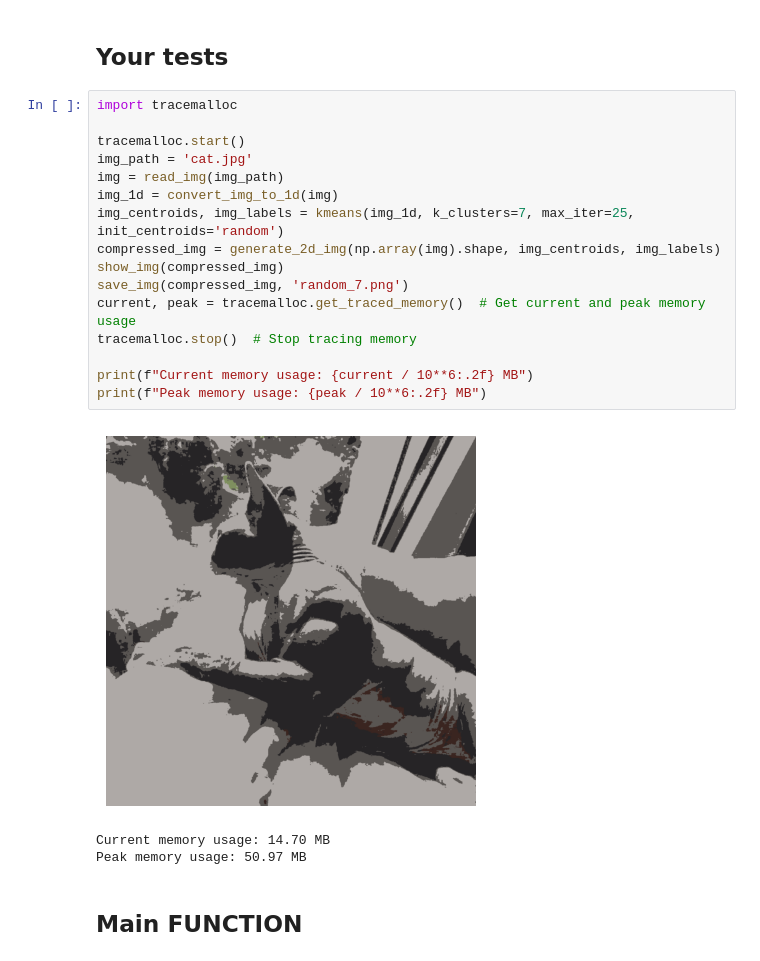
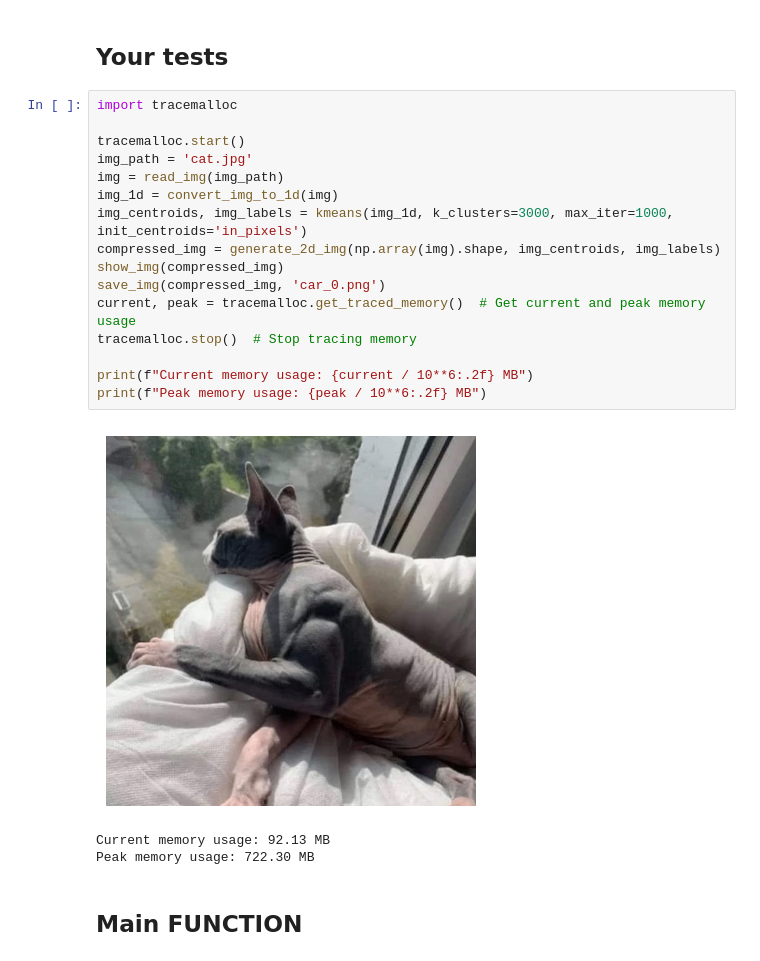
Before and after one commit to NTT1906/applied_math_lab_2, a Jupyter notebook: 23127255.ipynb, the cells around one changed output. Cells and saved outputs as stored; diff of their text form.

```diff
--- a/23127255.ipynb
+++ b/23127255.ipynb
@@ -203,23 +202,23 @@ def count_color(img: Image) -> int:
 # %%
 import tracemalloc
 
 tracemalloc.start()
 img_path = 'cat.jpg'
 img = read_img(img_path)
 img_1d = convert_img_to_1d(img)
-img_centroids, img_labels = kmeans(img_1d, k_clusters=7, max_iter=25, init_centroids='random')
+img_centroids, img_labels = kmeans(img_1d, k_clusters=3000, max_iter=1000, init_centroids='in_pixels')
 compressed_img = generate_2d_img(np.array(img).shape, img_centroids, img_labels)
 show_img(compressed_img)
-save_img(compressed_img, 'random_7.png')
+save_img(compressed_img, 'car_0.png')
 current, peak = tracemalloc.get_traced_memory()  # Get current and peak memory usage
 tracemalloc.stop()  # Stop tracing memory
 
 print(f"Current memory usage: {current / 10**6:.2f} MB")
 print(f"Peak memory usage: {peak / 10**6:.2f} MB")
 # %% [output]
-[figure, old version]
+[figure, new version]
-Current memory usage: 14.70 MB
-Peak memory usage: 50.97 MB
+Current memory usage: 92.13 MB
+Peak memory usage: 722.30 MB
 # %% [markdown]
 ## Main FUNCTION
 # %%
```
Also changed, not shown: parts of 7 cells of this notebook, 6 other files.
